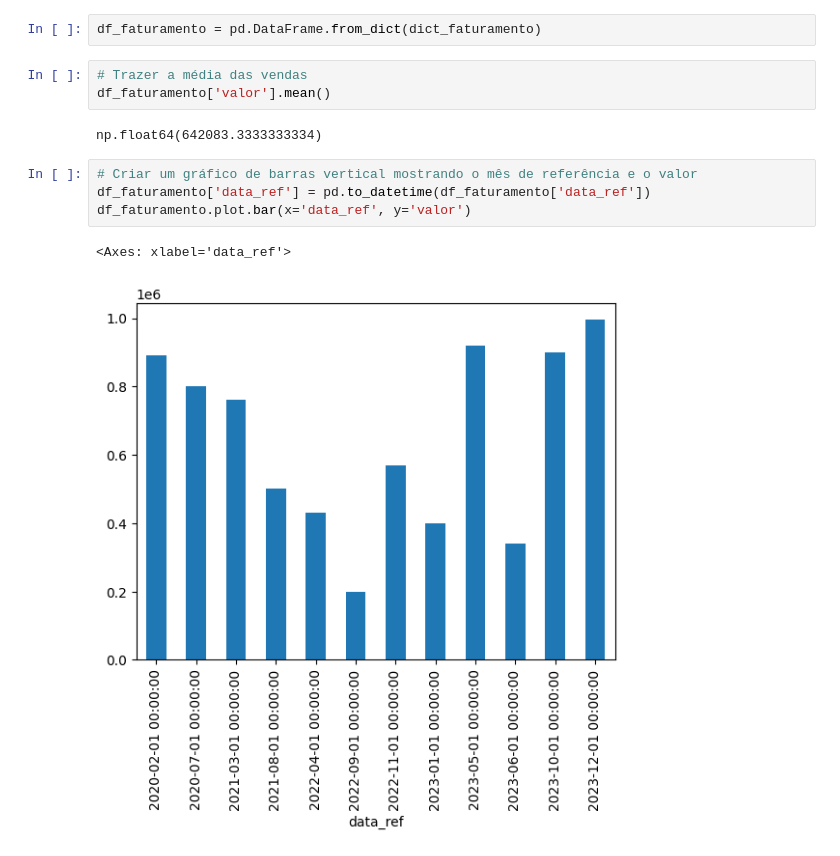
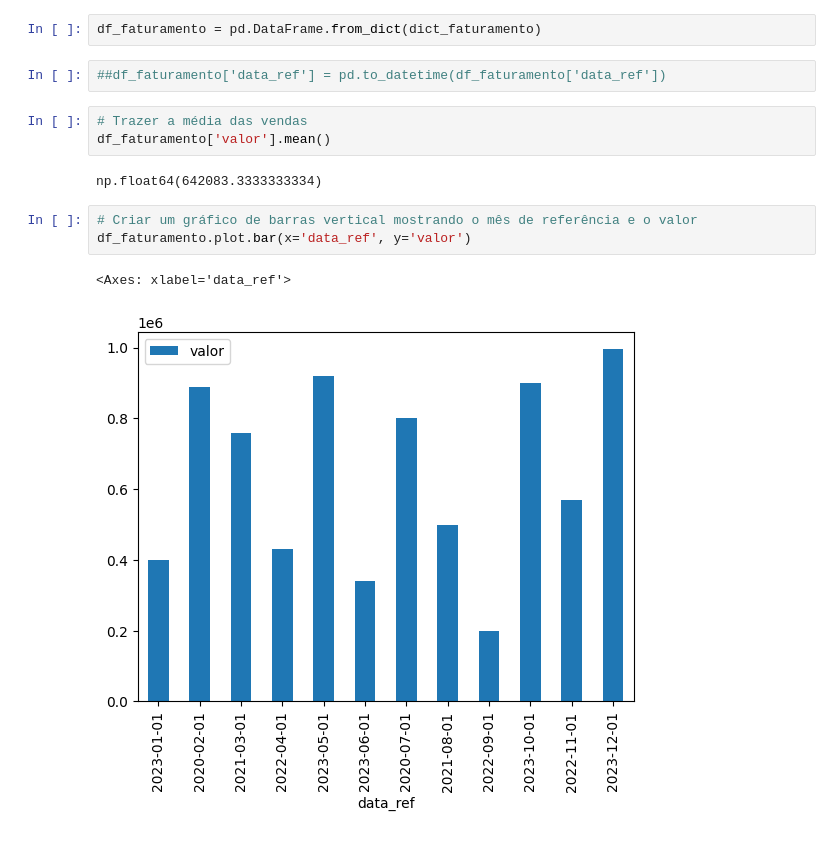
Before and after one commit to MarcusLinck/desafio_estatistica_python, a Jupyter notebook: faturamento.ipynb, the cells around one changed output. Cells and saved outputs as stored; diff of their text form.

```diff
--- a/faturamento.ipynb
+++ b/faturamento.ipynb
@@ -35,6 +35,8 @@ dict_faturamento = {
 }
 # %%
 df_faturamento = pd.DataFrame.from_dict(dict_faturamento)
+# %%
+##df_faturamento['data_ref'] = pd.to_datetime(df_faturamento['data_ref'])
 # %%
 # Trazer a média das vendas
 df_faturamento['valor'].mean()
@@ -42,10 +44,9 @@ df_faturamento['valor'].mean()
 np.float64(642083.3333333334)
 # %%
 # Criar um gráfico de barras vertical mostrando o mês de referência e o valor
-df_faturamento['data_ref'] = pd.to_datetime(df_faturamento['data_ref'])
 df_faturamento.plot.bar(x='data_ref', y='valor')
 # %% [output]
 <Axes: xlabel='data_ref'>
-[figure, old version]
+[figure, new version]
 # %%
 # Criar um gráfico de linhas mostrando o mês de referência e o valor.
```
Also changed, not shown: parts of 1 cell of this notebook.
